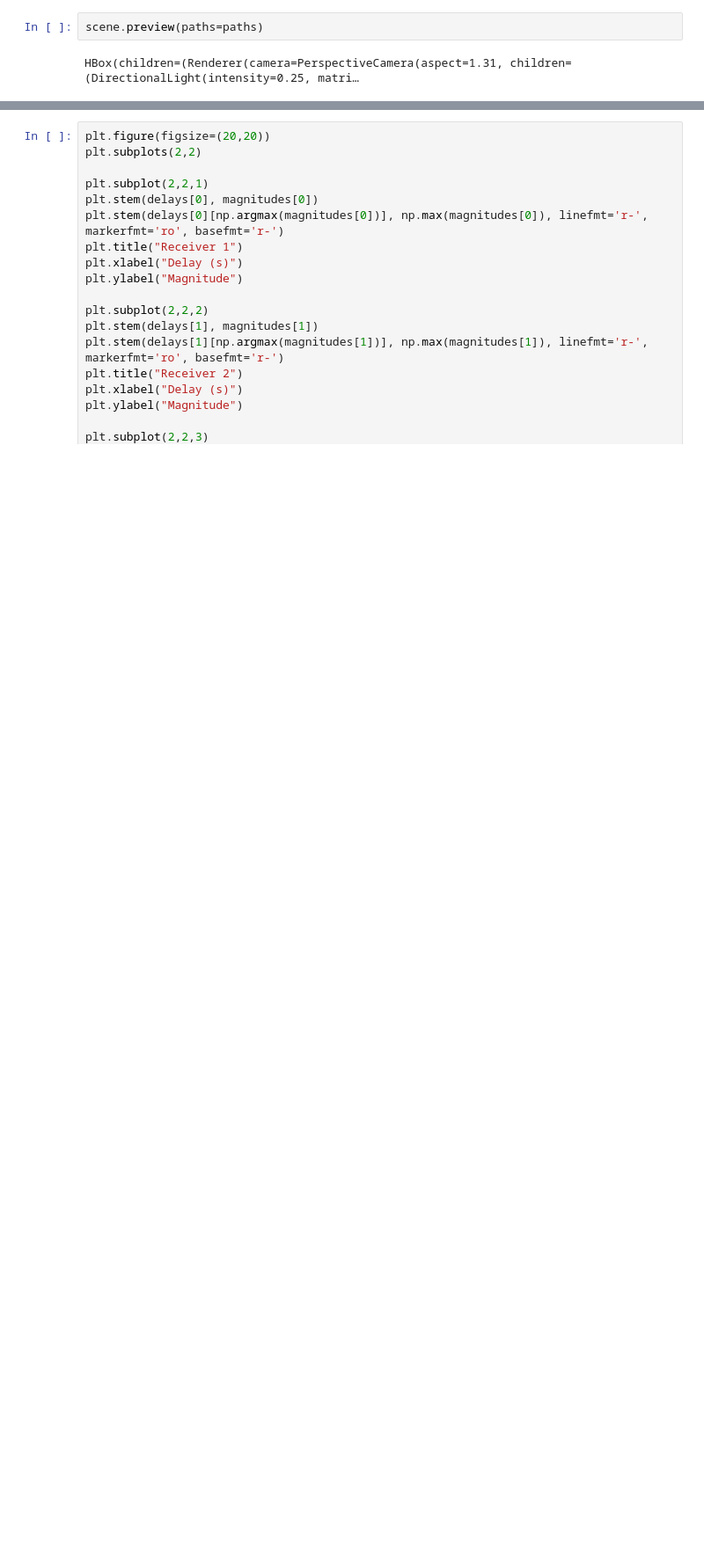
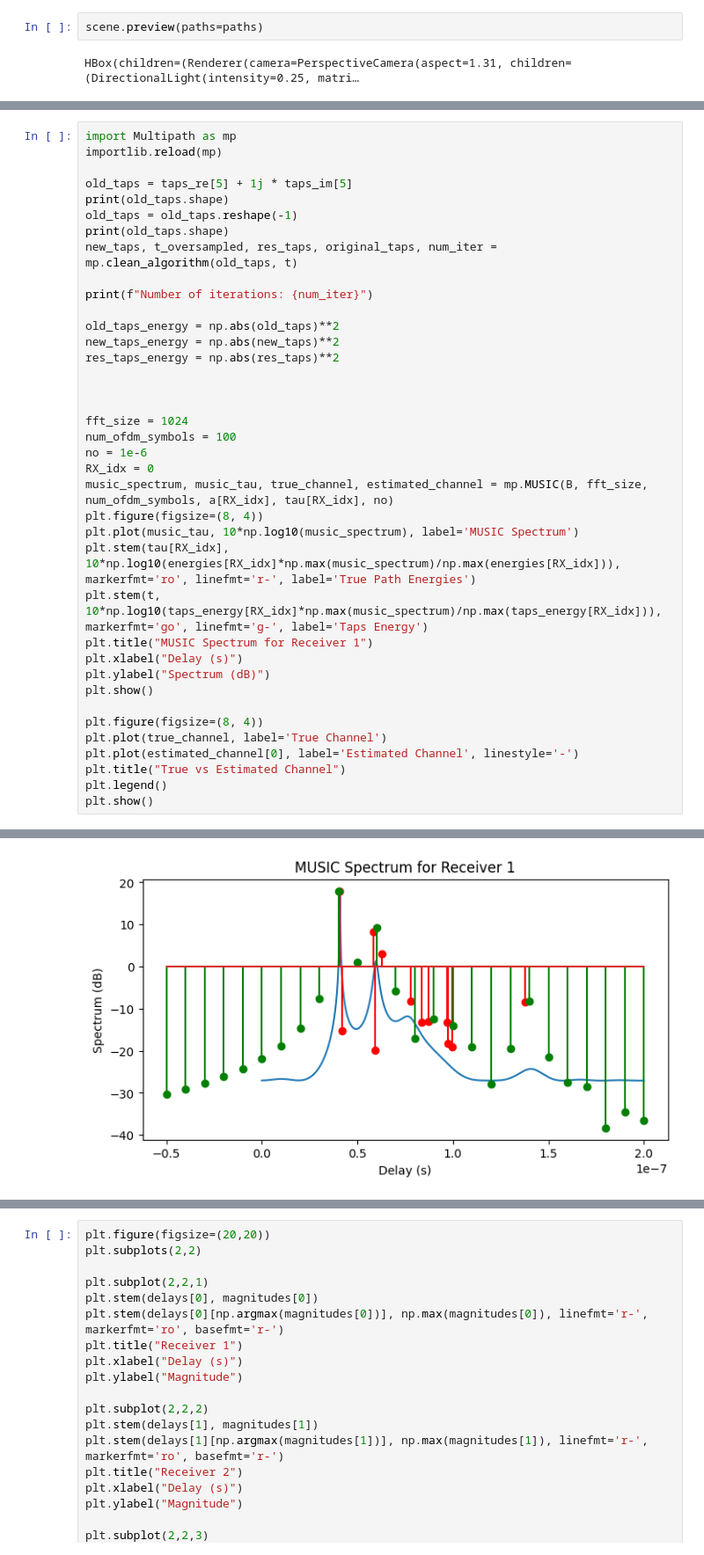
Before and after one commit to lraviart/RayTracing, a Jupyter notebook: Localization/SimpleReflexion.ipynb, the cells around one changed output, grey strips where cells are left out. Shown at 88% size. Saved outputs shown, nothing was run; the diff lists cells and outputs as text; blank space fills up the shorter version.

Commit message:
MUSIC

```diff
--- a/Localization/SimpleReflexion.ipynb
+++ b/Localization/SimpleReflexion.ipynb
@@ -310,0 +262,39 @@ plt.show()
+# %%
+import Multipath as mp
+importlib.reload(mp)
+
+old_taps = taps_re[5] + 1j * taps_im[5]
+print(old_taps.shape)
+old_taps = old_taps.reshape(-1)
+print(old_taps.shape)
+new_taps, t_oversampled, res_taps, original_taps, num_iter = mp.clean_algorithm(old_taps, t)
+
+print(f"Number of iterations: {num_iter}")
+
+old_taps_energy = np.abs(old_taps)**2
+new_taps_energy = np.abs(new_taps)**2
+res_taps_energy = np.abs(res_taps)**2
+
+
+
+fft_size = 1024
+num_ofdm_symbols = 100
+no = 1e-6
+RX_idx = 0
+music_spectrum, music_tau, true_channel, estimated_channel = mp.MUSIC(B, fft_size, num_ofdm_symbols, a[RX_idx], tau[RX_idx], no)
+plt.figure(figsize=(8, 4))
+plt.plot(music_tau, 10*np.log10(music_spectrum), label='MUSIC Spectrum')
+plt.stem(tau[RX_idx], 10*np.log10(energies[RX_idx]*np.max(music_spectrum)/np.max(energies[RX_idx])), markerfmt='ro', linefmt='r-', label='True Path Energies')
+plt.stem(t, 10*np.log10(taps_energy[RX_idx]*np.max(music_spectrum)/np.max(taps_energy[RX_idx])), markerfmt='go', linefmt='g-', label='Taps Energy')
+plt.title("MUSIC Spectrum for Receiver 1")
+plt.xlabel("Delay (s)")
+plt.ylabel("Spectrum (dB)")
+plt.show()
+
+plt.figure(figsize=(8, 4))
+plt.plot(true_channel, label='True Channel')
+plt.plot(estimated_channel[0], label='Estimated Channel', linestyle='-')
+plt.title("True vs Estimated Channel")
+plt.legend()
+plt.show()
+# %% [output]
@@ -310,0 +305 @@ plt.show()
+[figure, added]
```
Also changed, not shown: parts of 8 cells of this notebook, 36 other files.
